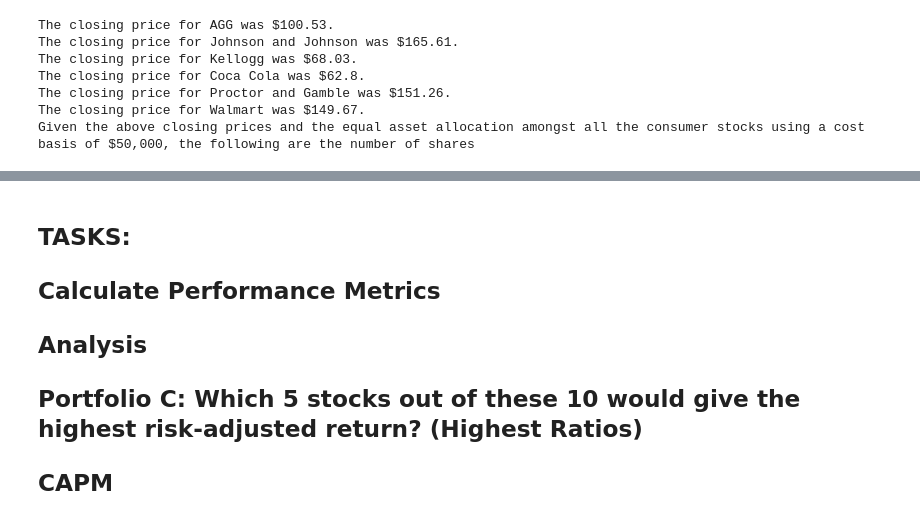
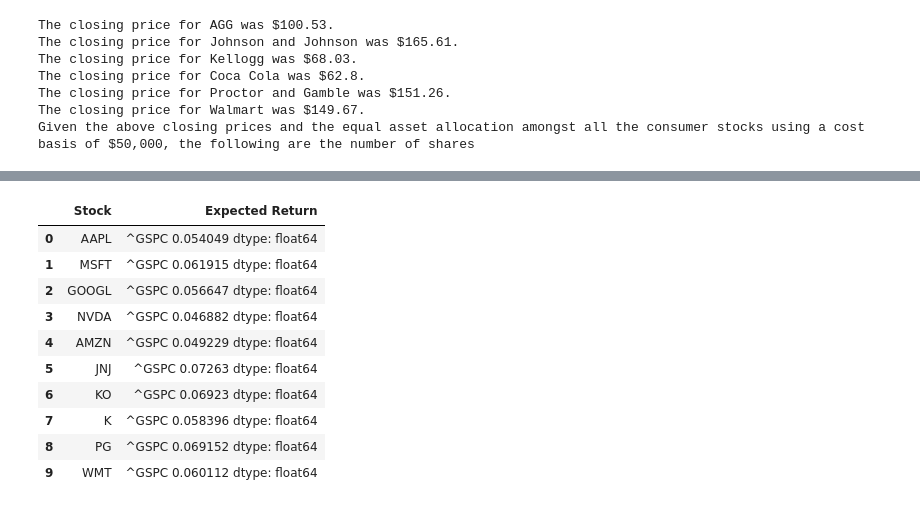
Before and after one commit to reiccv/Project_1_Portfolio_Analysis, a Jupyter notebook: Portfolio_Analysis_Tech_vs_Consumer.ipynb, the cells around one changed output, grey strips where cells are left out. Drawn from its saved outputs; the diff is of its cells as text; code cells hidden in the pictures.

```diff
--- a/Portfolio_Analysis_Tech_vs_Consumer.ipynb
+++ b/Portfolio_Analysis_Tech_vs_Consumer.ipynb
@@ -371,6 +440,10 @@ daily_returns_tech_stocks.rolling(window=180).mean().plot(figsize=(15,5))
 # Variance For Consumer Stocks
 # %%
 jnj_variance = daily_returns_consumer_stocks['JNJ'].var()
-jnj_variance
+ko_variance = daily_returns_consumer_stocks['KO'].var()
+k_variance = daily_returns_consumer_stocks['K'].var()
+pg_variance = daily_returns_consumer_stocks['PG'].var()
+wmt_variance = daily_returns_consumer_stocks['WMT'].var()
+display(jnj_variance, ko_variance, k_variance, pg_variance, wmt_variance)
 # %% [output]
 0.00011737054889876605
@@ -378,5 +455,9 @@ jnj_variance
 # Covariance For Consumer Stocks
 # %%
 jnj_cov = daily_returns_consumer_stocks['JNJ'].cov(daily_returns_sp_500['^GSPC'])
-jnj_cov
+ko_cov = daily_returns_consumer_stocks['KO'].cov(daily_returns_sp_500['^GSPC'])
+k_cov = daily_returns_consumer_stocks['K'].cov(daily_returns_sp_500['^GSPC'])
+pg_cov = daily_returns_consumer_stocks['PG'].cov(daily_returns_sp_500['^GSPC'])
+wmt_cov = daily_returns_consumer_stocks['WMT'].cov(daily_returns_sp_500['^GSPC'])
+display(jnj_cov, ko_cov, k_cov, pg_cov, wmt_cov)
 # %% [output]
@@ -385,5 +470,10 @@ jnj_cov
 # Beta For Consumer Stocks
 # %%
 jnj_beta = jnj_cov / jnj_variance
-jnj_beta
+ko_beta = ko_cov / ko_variance
+k_beta = k_cov / k_variance
+pg_beta = pg_cov / pg_variance
+wmt_beta = wmt_cov / wmt_variance
+
+display(jnj_beta, ko_beta, k_beta, pg_beta, wmt_beta)
 # %% [output]
@@ -759,10 +874,46 @@ df_stocks.tail()
-# %% [markdown]
-## TASKS:
-
-## Calculate Performance Metrics
-
-## Analysis
-
-## Portfolio C: Which 5 stocks out of these 10 would give the highest risk-adjusted return? (Highest Ratios)
-
-## CAPM
+# %%
+Rf = .0335
+
+
+expected_return_aapl = aapl_beta*(annualized_average_annual_return_sp_500 - Rf) + Rf
+
+expected_return_msft = msft_beta*(annualized_average_annual_return_sp_500 - Rf) + Rf
+
+expected_return_googl = googl_beta*(annualized_average_annual_return_sp_500 - Rf) + Rf
+
+expected_return_nvda = nvda_beta*(annualized_average_annual_return_sp_500 - Rf) + Rf
+
+expected_return_amzn = amzn_beta*(annualized_average_annual_return_sp_500 - Rf) + Rf
+
+expected_return_jnj = jnj_beta*(annualized_average_annual_return_sp_500 - Rf) + Rf
+
+expected_return_ko = ko_beta*(annualized_average_annual_return_sp_500 - Rf) + Rf
+
+expected_return_k = k_beta*(annualized_average_annual_return_sp_500 - Rf) + Rf
+
+expected_return_pg = pg_beta*(annualized_average_annual_return_sp_500 - Rf) + Rf
+
+expected_return_wmt = wmt_beta*(annualized_average_annual_return_sp_500 - Rf) + Rf
+
+expected_return_data = {'Stock': ['AAPL', 'MSFT', 'GOOGL', 'NVDA', 'AMZN', 'JNJ', 'KO', 'K', 'PG', 'WMT'],
+        'Expected Return': [expected_return_aapl, expected_return_msft, expected_return_googl, expected_return_nvda, expected_return_amzn, expected_return_jnj, expected_return_ko, expected_return_k, expected_return_pg, expected_return_wmt]}
+
+# Convert the dictionary into DataFrame
+expected_return_all = pd.DataFrame(expected_return_data)
+
+display(expected_return_all)
+## Display in a dataframe
+
+## adjust Returns Dataframe for proper Format
+# %% [output]
+|  | Stock | Expected Return |
+| 0 | AAPL | ^GSPC 0.054049 dtype: float64 |
+| 1 | MSFT | ^GSPC 0.061915 dtype: float64 |
+| 2 | GOOGL | ^GSPC 0.056647 dtype: float64 |
+| 3 | NVDA | ^GSPC 0.046882 dtype: float64 |
+| 4 | AMZN | ^GSPC 0.049229 dtype: float64 |
+| 5 | JNJ | ^GSPC 0.07263 dtype: float64 |
+| 6 | KO | ^GSPC 0.06923 dtype: float64 |
+| 7 | K | ^GSPC 0.058396 dtype: float64 |
+| 8 | PG | ^GSPC 0.069152 dtype: float64 |
+| 9 | WMT | ^GSPC 0.060112 dtype: float64 |
```
Also changed, not shown: parts of 25 cells of this notebook.
